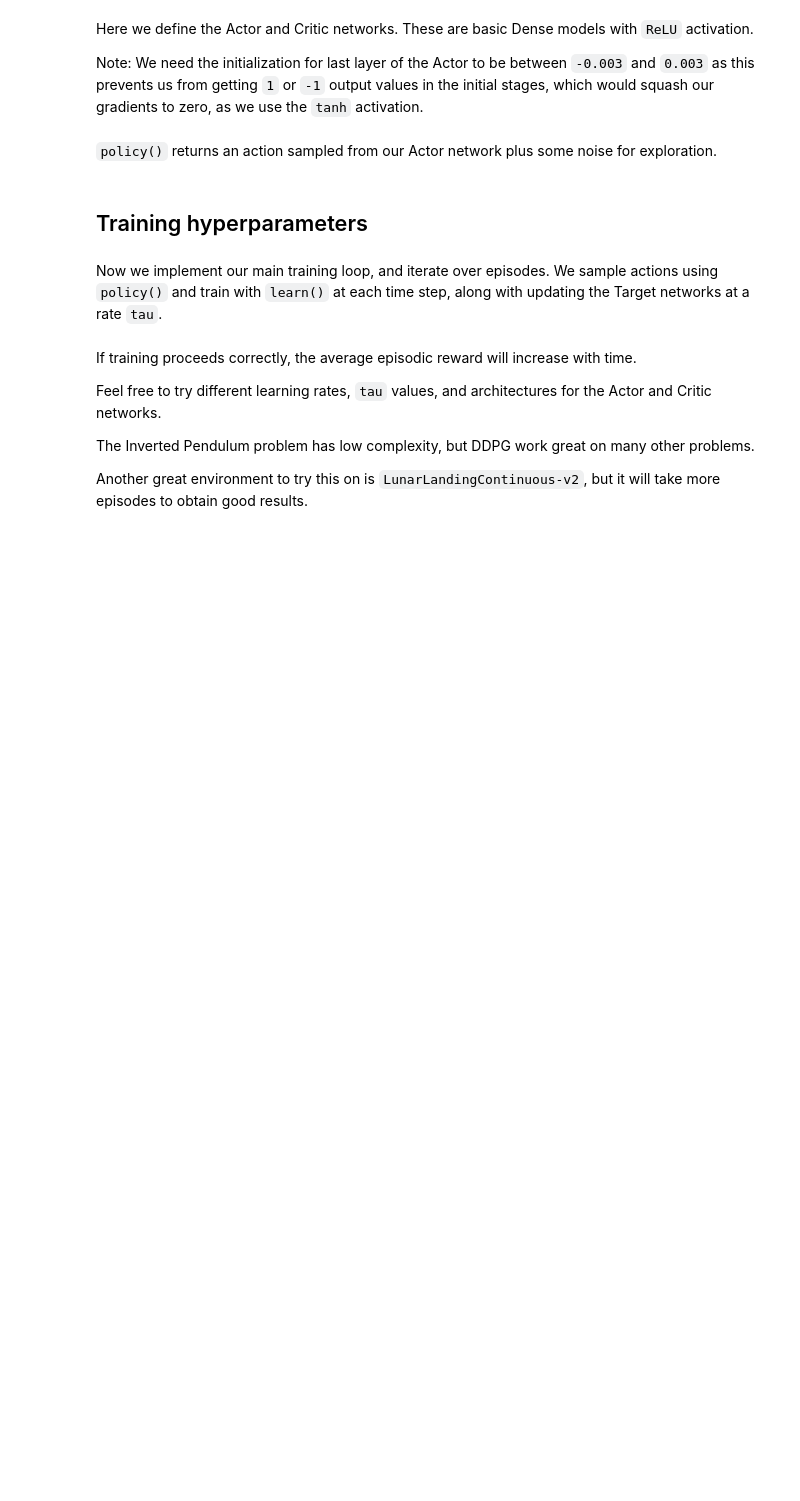
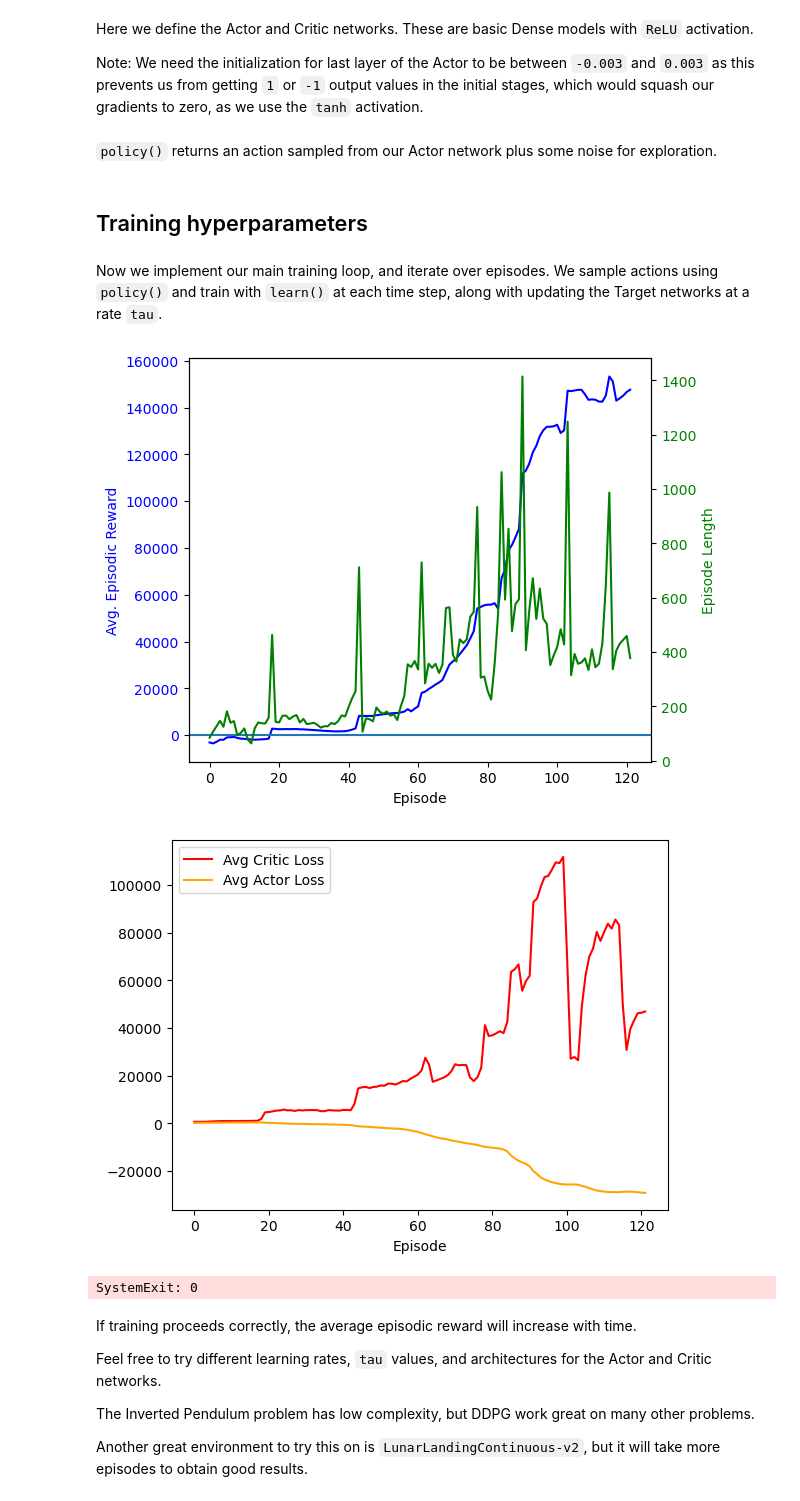
Before and after one commit to smartycope/CSE310-Lenny, a Jupyter notebook: agent.ipynb, the cells around one changed output. Cells and saved outputs as stored; diff of their text form; code cells hidden in the pictures; blank space fills up the shorter version.

```diff
--- a/agent.ipynb
+++ b/agent.ipynb
@@ -74,7 +74,9 @@ We use [OpenAIGym](http://gym.openai.com/docs) to create the environment.
 We will use the `upper_bound` parameter to scale our actions later.
 # %%
 # Enviorment setup
-env = CartPoleEnv(force=1.5, fps=20, start_angle_range=.07, bounds_size=1.5)
+# Initial: force=3, fps=None, start_angle_range=.05, bounds_size=2.4
+# Stable:  force=3, fps=20,   start_angle_range=.05, bounds_size=2.4
+env = CartPoleEnv(force=3, fps=20, start_angle_range=.05, bounds_size=2.4)
 
 num_states = env.observation_space.shape[0]
 num_actions = env.action_space.shape[0]
@@ -112,7 +114,7 @@ the maximum predicted value as seen by the Critic, for a given state.
 # %%
 class Buffer:
     """ Don't touch this """
-    def __init__(self, buffer_capacity=100000, batch_size=64):
+    def __init__(self, buffer_capacity=100_000, batch_size=64):
         # Number of "experiences" to store at max
         self.buffer_capacity = buffer_capacity
         # Num of tuples to train on.
@@ -143,7 +145,8 @@ class Buffer:
 
     # Eager execution is turned on by default in TensorFlow 2. Decorating with tf.function allows
     # TensorFlow to build a static graph out of the logic and computations in our function.
-    # This provides a large speed up for blocks of code that contain many small TensorFlow operations such as this one.
+    # This provides a large speed up for blocks of code that contain many small TensorFlow
+    # operations such as this one.
     @tf.function
     def update(
         self, state_batch, action_batch, reward_batch, next_state_batch,
@@ -174,6 +177,7 @@ class Buffer:
         actor_optimizer.apply_gradients(
             zip(actor_grad, actor_model.trainable_variables)
         )
+        return actor_loss, critic_loss
 
     # We compute the loss and update parameters
     def learn(self):
@@ -189,7 +193,7 @@ class Buffer:
         reward_batch = tf.cast(reward_batch, dtype=tf.float32)
         next_state_batch = tf.convert_to_tensor(self.next_state_buffer[batch_indices])
 
-        self.update(state_batch, action_batch, reward_batch, next_state_batch)
+        return self.update(state_batch, action_batch, reward_batch, next_state_batch)
 
 
 # This update target parameters slowly
@@ -316,7 +325,6 @@ env.show_strings = [
 # %%
 # Load the weights, if we have them and we want to
-if False:
-    # Save the weights
+if True:
     actor_model.load_weights("pendulum_actor.h5")
     critic_model.load_weights("pendulum_critic.h5")
 
@@ -333,87 +341,107 @@ along with updating the Target networks at a rate `tau`.
 ep_reward_list = []
 # To store average reward history of last few episodes
 avg_reward_list = []
+
+# These aren't used in the algorithm, they're just so I can make graphs to see what is going on
 # To store the length of of each episode
 ep_len_list = []
+ep_critic_loss = []
+ep_actor_loss = []
 
 try:
-    # Takes about 4 min to train
     for ep in range(total_episodes):
-
         prev_state, info = env.reset()
         episodic_reward = 0
         step_count = 0
+        sum_actor_loss = 0
+        sum_critic_loss = 0
 
         while True:
             step_count += 1
-
-            # Don't display until the last half, when things get more interesting
             env.render()
 
-            tf_prev_state = tf.expand_dims(tf.convert_to_tensor(prev_state), 0)
-
-            action = policy(tf_prev_state, noise)
+            # Decide what action to take
+            action = policy(tf.expand_dims(tf.convert_to_tensor(prev_state), 0), noise)
 
             # Recieve state and reward from environment.
             state, reward, done, _, info = env.step(action)
 
             buffer.record((prev_state, action, reward, state))
+            actor_loss, critic_loss = buffer.learn()
+
             episodic_reward += reward
+            sum_actor_loss += actor_loss
+            sum_critic_loss += critic_loss
+
+            update_target(target_actor.variables, actor_model.variables, tau)
+            update_target(target_critic.variables, critic_model.variables, tau)
 
             theta, theta_vel = state
             x, x_vel = info
-            # This is how SimpleGym works. You can print from wherever, but you have to add an
-            # arbitrary key
+            # With SimpleGym you can print from wherever, but you have to add an arbitrary key
             env.print['reward'] = f'Reward: {reward:.0f}'
             env.print['a'] = f'Theta: {theta:.2f}'
             # env.print['b'] = f'Angular Velocity: {theta_vel:.2f}'
             # env.print['c'] = f'x: {x:.2f}'
             # env.print['d'] = f'velocity: {x_vel:.2f}'
 
-            buffer.learn()
-            update_target(target_actor.variables, actor_model.variables, tau)
-            update_target(target_critic.variables, critic_model.variables, tau)
-
             # End this episode when `done` is True
-            if done:
-                break
+            if done: break
 
             prev_state = state
 
         ep_reward_list.append(episodic_reward)
         ep_len_list.append(step_count)
+        ep_actor_loss.append(sum_actor_loss / step_count)
+        ep_critic_loss.append(sum_critic_loss / step_count)
 
         # Mean of last 40 episodes
         avg_reward = np.mean(ep_reward_list[-avg_reward_episodes:])
-        env.print['avg'] = f'Avg Reward: {avg_reward:.1f}'
-        env.print['epi'] = f'Last Episode Len: {step_count}'
-        env.print['num'] = f'Episode {env.reset_count}/{total_episodes}'
-        # print(f"Episode {ep}: Avg Reward = {avg_reward:.2f}, Length = {step_count}", end='\r')
         avg_reward_list.append(avg_reward)
 
-# Make sure the window closes if we finish or if there's an error
+        env.print['e'] = f'Episode {env.reset_count}/{total_episodes}'
+        env.print['f'] = f'Last Episode Len: {step_count}'
+        env.print['g'] = f'Avg Reward of the last episode: {episodic_reward/step_count:.1f}'
+        env.print['h'] = f'Avg Reward of the last {avg_reward_episodes} episodes: {avg_reward:.1f}'
+        # print(f"Episode {ep}: Avg Reward = {avg_reward:.2f}, Length = {step_count}", end='\r')
+
+# Make sure the window closes and we show graphs if we finish or if there's an error
 finally:
-    # Plotting graph
-    # Episodes versus Avg. Rewards
+    # Episodes versus Avg. Rewards and episode lengths
     # plt.plot(avg_reward_list, label='Avg. Reward')
     # plt.plot(np.array(ep_len_list)*5, label='Episode Length', ylim=)
     # plt.xlabel("Episode")
     # plt.ylabel("Avg. Episodic Reward")
     # plt.legend()
     # plt.show()
+
     fig, ax1 = plt.subplots()
 
     ax1.plot(avg_reward_list, label='Avg. Reward', color='blue')
     ax1.set_xlabel("Episode")
     ax1.set_ylabel("Avg. Episodic Reward", color='blue')
     ax1.tick_params(axis='y', labelcolor='blue')
+    ax1.axhline(y=0, linestyle='-')
 
     ax2 = ax1.twinx()
     ax2.plot(ep_len_list, label='Episode Length', color='green')
     ax2.set_ylabel("Episode Length", color='green')
     ax2.tick_params(axis='y', labelcolor='green')
 
     fig.tight_layout()
     plt.show()
 
+    fig, ax1 = plt.subplots()
+
+    # Losses
+    plt.plot(ep_critic_loss, label='Avg Critic Loss', color='red')
+    plt.plot(ep_actor_loss, label='Avg Actor Loss', color='orange')
+    plt.xlabel("Episode")
+    plt.legend()
+    plt.show()
+
     env.close()
+# %% [output]
+[figure, added]
+[figure, added]
+SystemExit: 0
```
Also changed, not shown: parts of 7 cells of this notebook, 5 other files.
